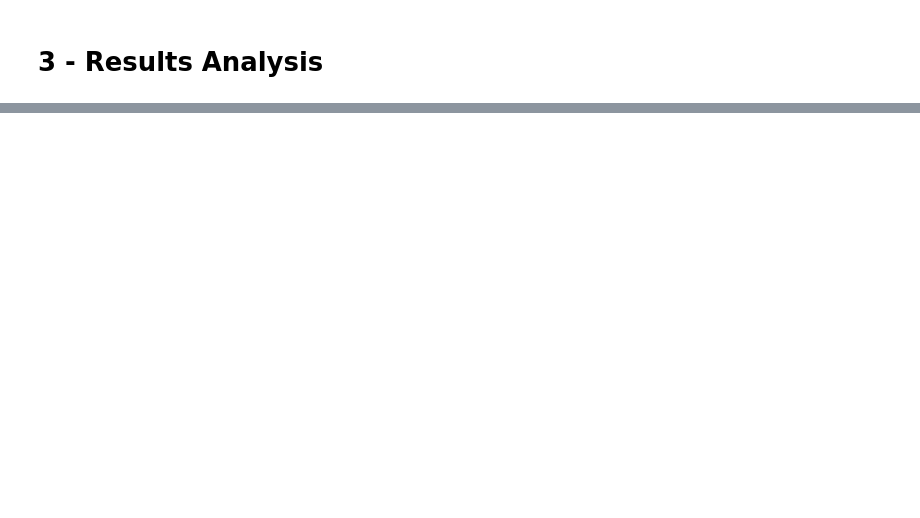
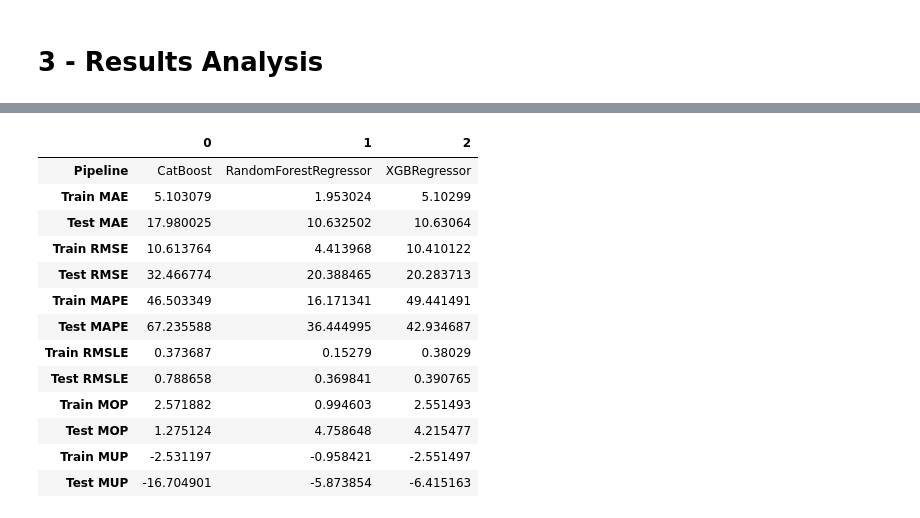
Before and after one commit to tqtensor/bk-imp, a Jupyter notebook: ml/model_pipeline.ipynb, the cells around one changed output, grey strips where cells are left out. Saved outputs shown, nothing was run; the diff lists cells and outputs as text; code cells hidden in the pictures; blank space fills up the shorter version.

Commit message:
feat: add result analysis

```diff
--- a/ml/model_pipeline.ipynb
+++ b/ml/model_pipeline.ipynb
@@ -414,7 +416,7 @@ for idx, pipeline in enumerate(pipelines):
             "Test MAE": test_mae,
             "Test RMSE": test_rmse,
             "Test MAPE": test_mape,
-            "Test A": test_rmsle,
+            "Test RMSLE": test_rmsle,
         }
     )
 
@@ -434,7 +436,11 @@ results_df
 # %% [markdown]
 # 3 - Results Analysis
 # %%
-with open("data/processed/cat.pkl", "wb") as f:
+with open("data/processed/cat.pkl", "rb") as f:
     X_train_cat, X_test_cat, y_train, y_test = pickle.load(f)
-with open("data/processed/num.pkl", "wb") as f:
+with open("data/processed/num.pkl", "rb") as f:
     X_train_num, X_test_num, y_train, y_test = pickle.load(f)
+# %%
+Model_CatBoost = load("data/models/CatBoost.pkl")
+Model_RandomForestRegressor = load("data/models/RandomForestRegressor.pkl")
+Model_XGBRegressor = load("data/models/XGBRegressor.pkl")
@@ -440,0 +652,17 @@ with open("data/processed/num.pkl", "wb") as f:
+# %%
+results_df.transpose()
+# %% [output]
+|  | 0 | 1 | 2 |
+| Pipeline | CatBoost | RandomForestRegressor | XGBRegressor |
+| Train MAE | 5.103079 | 1.953024 | 5.10299 |
+| Test MAE | 17.980025 | 10.632502 | 10.63064 |
+| Train RMSE | 10.613764 | 4.413968 | 10.410122 |
+| Test RMSE | 32.466774 | 20.388465 | 20.283713 |
+| Train MAPE | 46.503349 | 16.171341 | 49.441491 |
+| Test MAPE | 67.235588 | 36.444995 | 42.934687 |
+| Train RMSLE | 0.373687 | 0.15279 | 0.38029 |
+| Test RMSLE | 0.788658 | 0.369841 | 0.390765 |
+| Train MOP | 2.571882 | 0.994603 | 2.551493 |
+| Test MOP | 1.275124 | 4.758648 | 4.215477 |
+| Train MUP | -2.531197 | -0.958421 | -2.551497 |
+| Test MUP | -16.704901 | -5.873854 | -6.415163 |
```
Also changed, not shown: parts of 10 cells of this notebook, 4 other files.
